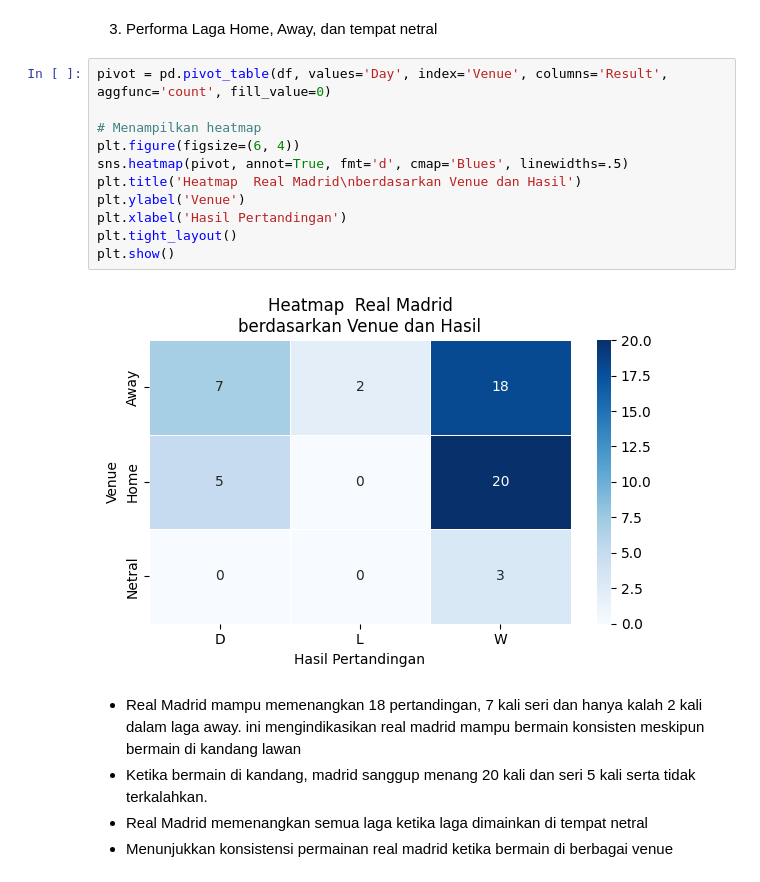
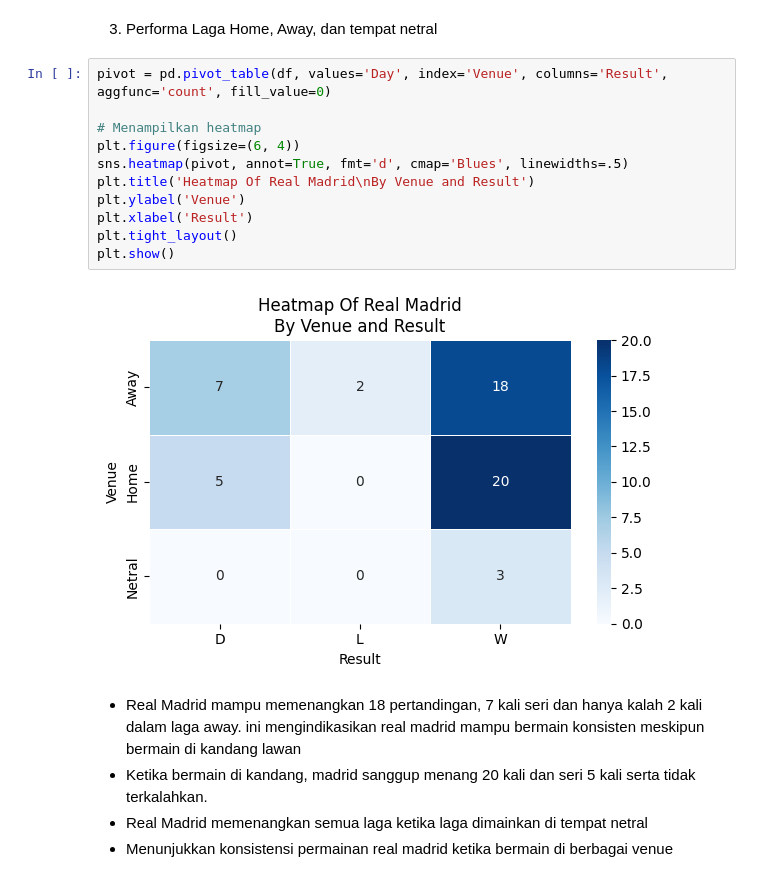
Before and after one commit to HeavyCrow1203/Analysis-Of-Real-Madrid-Performance, a Jupyter notebook: Real_Madrid_Performance_season_2023_2024.ipynb, the cells around one changed output. Drawn from its saved outputs; the diff is of its cells as text.

```diff
--- a/Real_Madrid_Performance_season_2023_2024.ipynb
+++ b/Real_Madrid_Performance_season_2023_2024.ipynb
@@ -283,16 +283,16 @@ plt.show()
 # %%
 pivot = pd.pivot_table(df, values='Day', index='Venue', columns='Result', aggfunc='count', fill_value=0)
 
 # Menampilkan heatmap
 plt.figure(figsize=(6, 4))
 sns.heatmap(pivot, annot=True, fmt='d', cmap='Blues', linewidths=.5)
-plt.title('Heatmap  Real Madrid\nberdasarkan Venue dan Hasil')
+plt.title('Heatmap Of Real Madrid\nBy Venue and Result')
 plt.ylabel('Venue')
-plt.xlabel('Hasil Pertandingan')
+plt.xlabel('Result')
 plt.tight_layout()
 plt.show()
 # %% [output]
-[figure, old version]
+[figure, new version]
 # %% [markdown]
 - Real Madrid mampu memenangkan 18 pertandingan, 7 kali seri dan hanya kalah 2 kali dalam laga away. ini mengindikasikan real madrid mampu bermain konsisten meskipun bermain di kandang lawan
 - Ketika bermain di kandang, madrid sanggup menang 20 kali dan seri 5 kali serta tidak terkalahkan.
```
Also changed, not shown: parts of 2 cells of this notebook.
